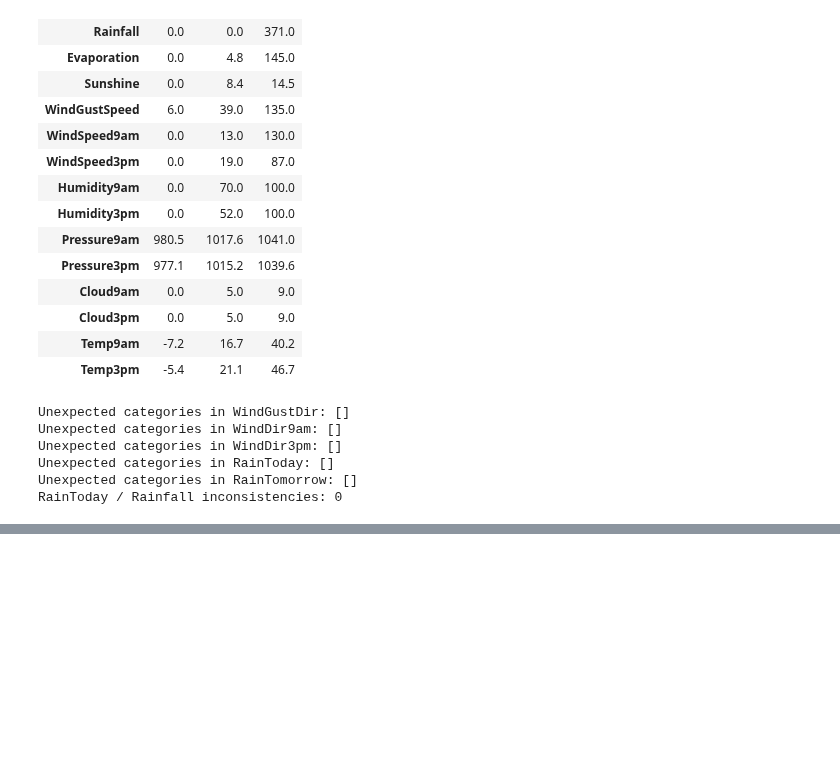
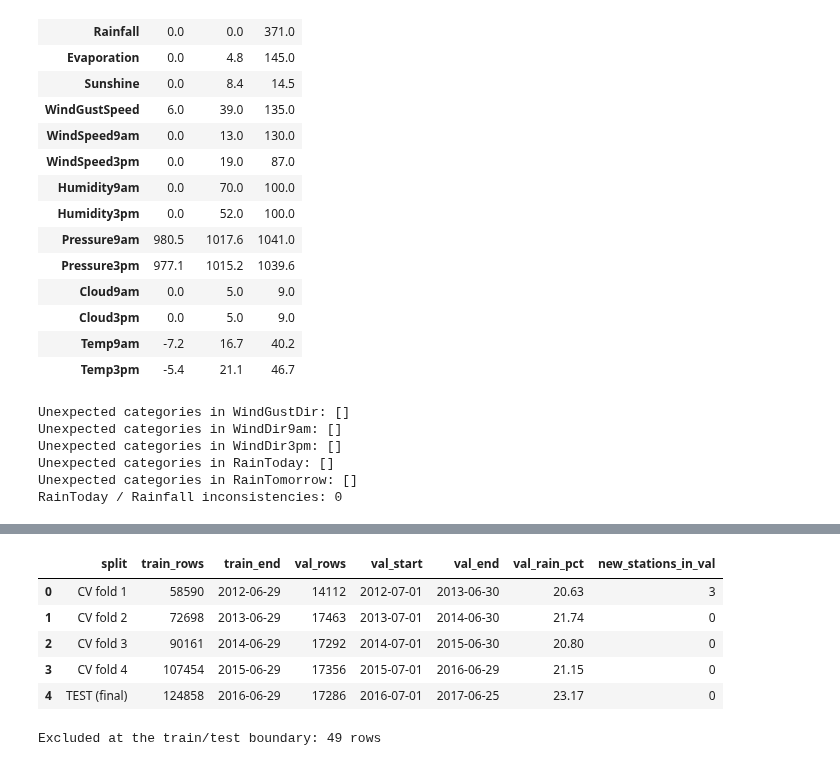
Before and after one commit to khorunzhaviktoriia/ml_mini_project, a Jupyter notebook: EDA.ipynb, the cells around one changed output, grey strips where cells are left out. Cells and saved outputs as stored; diff of their text form; code cells hidden in the pictures; blank space fills up the shorter version.

Commit message:
Add EDA, data and preprocessing module

```diff
--- a/preprocessing.ipynb
+++ b/EDA.ipynb
@@ -240,0 +224,33 @@ Use the training period to inspect missingness and choose preprocessing. Median
+# %%
+rows = []
+
+for k, (tr, va) in enumerate(folds, start=1):
+    tr_part, va_part = train_df.iloc[tr], train_df.iloc[va]
+    assert set(tr).isdisjoint(va)
+    assert tr_part["Date"].max() + pd.Timedelta(days=GAP_DAYS) < va_part["Date"].min()
+    rows.append({
+        "split": f"CV fold {k}",
+        "train_rows": len(tr_part), "train_end": tr_part["Date"].max().date(),
+        "val_rows": len(va_part), "val_start": va_part["Date"].min().date(), "val_end": va_part["Date"].max().date(),
+        "val_rain_pct": round(100 * va_part["RainTomorrow"].mean(), 2),
+        "new_stations_in_val": len(set(va_part["Location"]) - set(tr_part["Location"])),
+    })
+
+rows.append({
+    "split": "TEST (final)",
+    "train_rows": len(train_df), "train_end": train_df["Date"].max().date(),
+    "val_rows": len(test_df), "val_start": test_df["Date"].min().date(), "val_end": test_df["Date"].max().date(),
+    "val_rain_pct": round(100 * test_df["RainTomorrow"].mean(), 2),
+    "new_stations_in_val": len(set(test_df["Location"]) - set(train_df["Location"])),
+})
+
+display(pd.DataFrame(rows))
+print(f"Excluded at the train/test boundary: {len(gap_df)} rows")
+# %% [output]
+|  | split | train_rows | train_end | val_rows | val_start | val_end | val_rain_pct | new_stations_in_val |
+| 0 | CV fold 1 | 58590 | 2012-06-29 | 14112 | 2012-07-01 | 2013-06-30 | 20.63 | 3 |
+| 1 | CV fold 2 | 72698 | 2013-06-29 | 17463 | 2013-07-01 | 2014-06-30 | 21.74 | 0 |
+| 2 | CV fold 3 | 90161 | 2014-06-29 | 17292 | 2014-07-01 | 2015-06-30 | 20.80 | 0 |
+| 3 | CV fold 4 | 107454 | 2015-06-29 | 17356 | 2015-07-01 | 2016-06-29 | 21.15 | 0 |
+| 4 | TEST (final) | 124858 | 2016-06-29 | 17286 | 2016-07-01 | 2017-06-25 | 23.17 | 0 |
+Excluded at the train/test boundary: 49 rows
```
Also changed, not shown: parts of 27 cells of this notebook, 2 other files.
